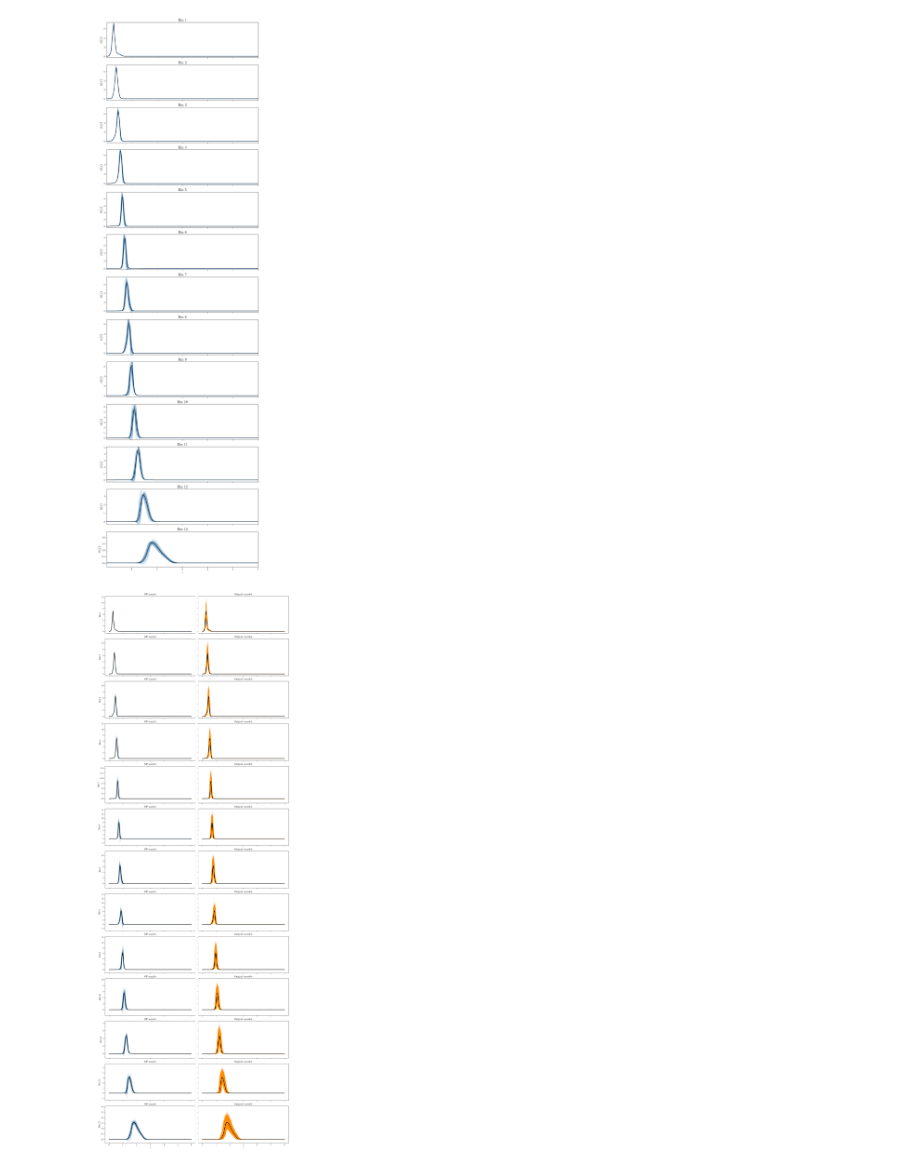
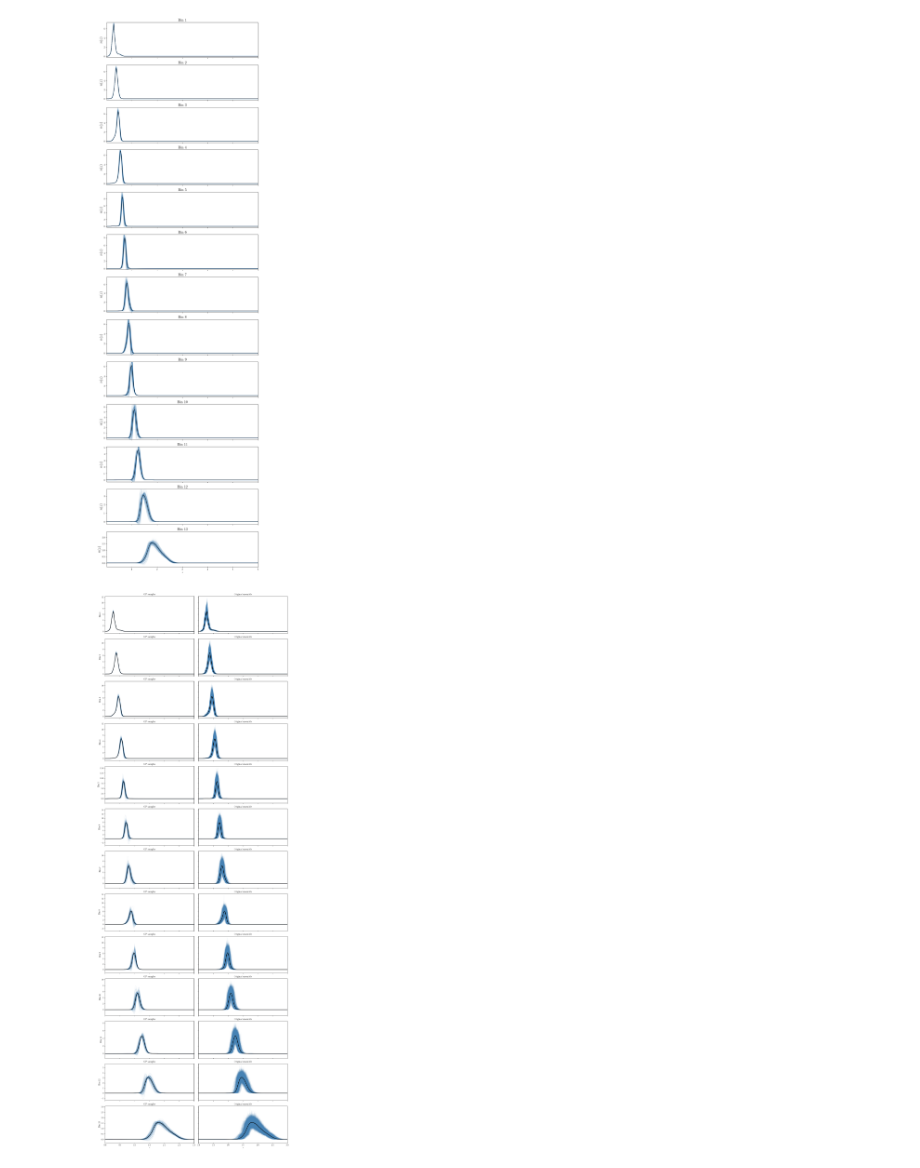
Before and after one commit to jipdebuck/binz, a Jupyter notebook: notebooks/gp_prior.ipynb, the cells around one changed output. Cells and saved outputs as stored; diff of their text form; code cells hidden in the pictures.

Commit message:
updated gp prior notebook

```diff
--- a/notebooks/gp_prior.ipynb
+++ b/notebooks/gp_prior.ipynb
@@ -270,34 +265,34 @@ plt.show()
 # %%
 fig, axes = plt.subplots(
     13, 2,
     figsize=(14, 40),   # tall figure for 13 rows
     sharex='col',       # share x-axis within each column
     sharey='row'        # share y-axis within each row
 )
 
 for i, (name, (z_gp, nz_gp)) in enumerate(gp_nzs.items()):
 
-    # --- LEFT COLUMN: GP PRIOR SAMPLES ---
     ax_left = axes[i, 0]
-    for nz in nz_gp[:200]:   # subset for clarity
+    for nz in nz_gp[:200]:
         ax_left.plot(z_gp, nz, color='steelblue', alpha=0.05)
     ax_left.plot(z_gp, nz_gp.mean(axis=0), color='black', lw=2)
     ax_left.set_ylabel(f"Bin {i+1}", fontsize=12)
     if i == 12:
         ax_left.set_xlabel("$z$")
     ax_left.set_title("GP samples")
+    ax_left.set_xlim(0,3)
 
-    # --- RIGHT COLUMN: ORIGINAL ENSEMBLE ---
     ax_right = axes[i, 2-1]   # same as axes[i,1]
-    z_orig, nz_orig = z_ens_list[i], nz_ensemble_list[i]   # <-- your original ensemble list/dict
+    z_orig, nz_orig = z_ens_list[i], nz_ensemble_list[i]
     for nz in nz_orig:
-        ax_right.plot(z_orig, nz, color='darkorange', alpha=0.05)
+        ax_right.plot(z_orig, nz, color='steelblue', alpha=0.05)
     ax_right.plot(z_orig, nz_orig.mean(axis=0), color='black', lw=2)
     if i == 12:
         ax_right.set_xlabel("$z$")
     ax_right.set_title("Original ensemble")
+    ax_right.set_xlim(0,3)
 
 plt.tight_layout()
 plt.show()
 # %% [output]
-[figure, old version]
+[figure, new version]
```
Also changed, not shown: parts of 2 cells of this notebook.
